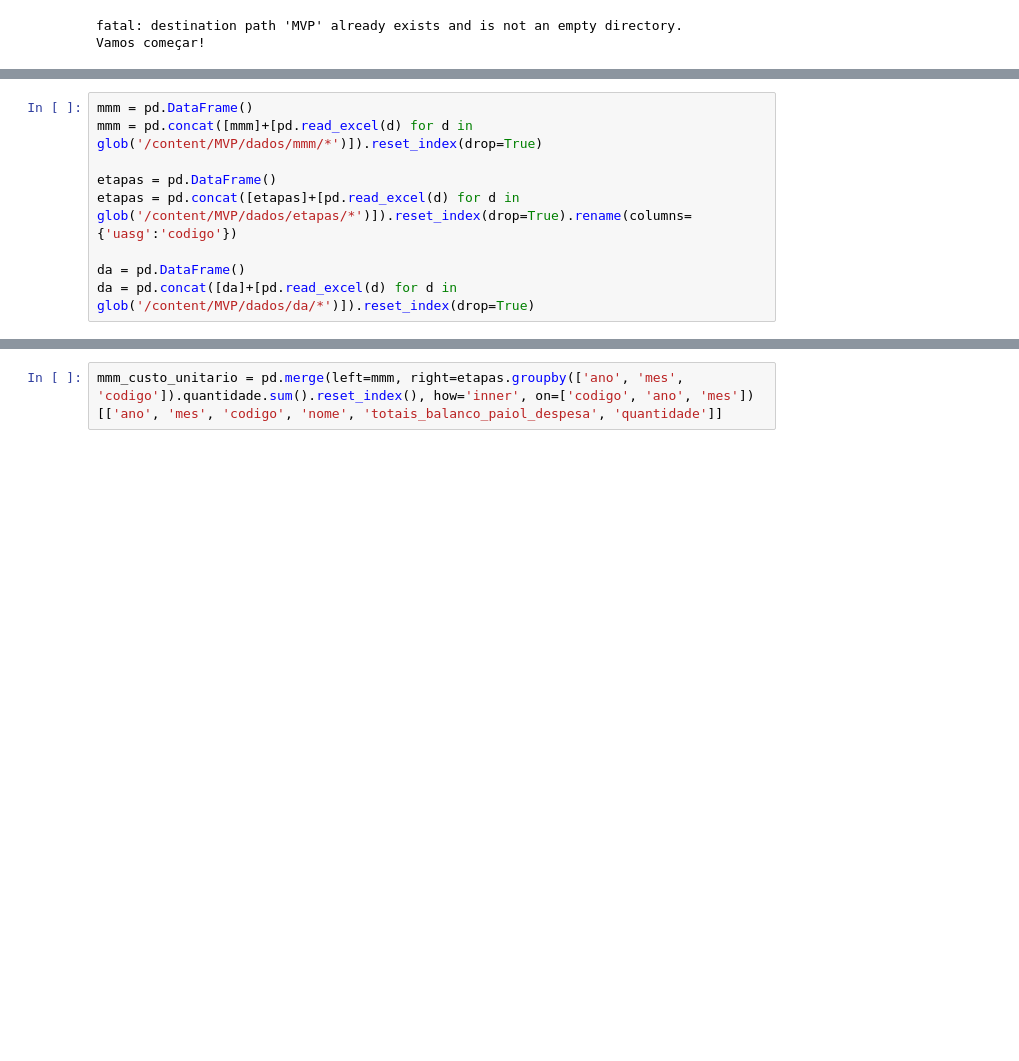
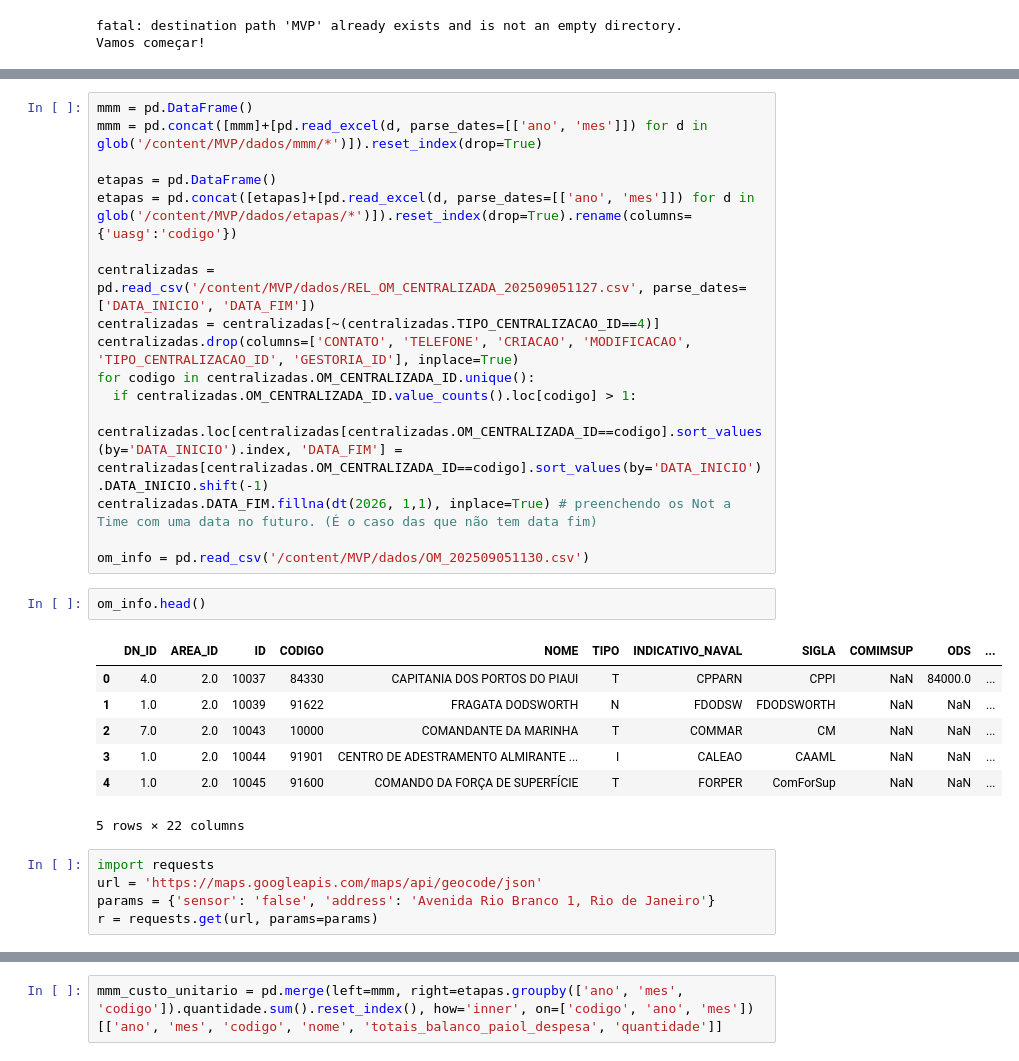
Before and after one commit to ffserro/MVP, a Jupyter notebook: mvp.ipynb, the cells around one changed output, grey strips where cells are left out. Drawn from its saved outputs; the diff is of its cells as text; blank space fills up the shorter version.

```diff
--- a/mvp.ipynb
+++ b/mvp.ipynb
@@ -65,10 +68,32 @@ from warnings import filterwarnings
 filterwarnings('ignore')
 # %%
 mmm = pd.DataFrame()
-mmm = pd.concat([mmm]+[pd.read_excel(d) for d in glob('/content/MVP/dados/mmm/*')]).reset_index(drop=True)
+mmm = pd.concat([mmm]+[pd.read_excel(d, parse_dates=[['ano', 'mes']]) for d in glob('/content/MVP/dados/mmm/*')]).reset_index(drop=True)
 
 etapas = pd.DataFrame()
-etapas = pd.concat([etapas]+[pd.read_excel(d) for d in glob('/content/MVP/dados/etapas/*')]).reset_index(drop=True).rename(columns={'uasg':'codigo'})
+etapas = pd.concat([etapas]+[pd.read_excel(d, parse_dates=[['ano', 'mes']]) for d in glob('/content/MVP/dados/etapas/*')]).reset_index(drop=True).rename(columns={'uasg':'codigo'})
 
-da = pd.DataFrame()
-da = pd.concat([da]+[pd.read_excel(d) for d in glob('/content/MVP/dados/da/*')]).reset_index(drop=True)
+centralizadas = pd.read_csv('/content/MVP/dados/REL_OM_CENTRALIZADA_202509051127.csv', parse_dates=['DATA_INICIO', 'DATA_FIM'])
+centralizadas = centralizadas[~(centralizadas.TIPO_CENTRALIZACAO_ID==4)]
+centralizadas.drop(columns=['CONTATO', 'TELEFONE', 'CRIACAO', 'MODIFICACAO', 'TIPO_CENTRALIZACAO_ID', 'GESTORIA_ID'], inplace=True)
+for codigo in centralizadas.OM_CENTRALIZADA_ID.unique():
+  if centralizadas.OM_CENTRALIZADA_ID.value_counts().loc[codigo] > 1:
+    centralizadas.loc[centralizadas[centralizadas.OM_CENTRALIZADA_ID==codigo].sort_values(by='DATA_INICIO').index, 'DATA_FIM'] = centralizadas[centralizadas.OM_CENTRALIZADA_ID==codigo].sort_values(by='DATA_INICIO').DATA_INICIO.shift(-1)
+centralizadas.DATA_FIM.fillna(dt(2026, 1,1), inplace=True) # preenchendo os Not a Time com uma data no futuro. (É o caso das que não tem data fim)
+
+om_info = pd.read_csv('/content/MVP/dados/OM_202509051130.csv')
+# %%
+om_info.head()
+# %% [output]
+|  | DN_ID | AREA_ID | ID | CODIGO | NOME | TIPO | INDICATIVO_NAVAL | SIGLA | COMIMSUP | ODS | ... |
+| 0 | 4.0 | 2.0 | 10037 | 84330 | CAPITANIA DOS PORTOS DO PIAUI | T | CPPARN | CPPI | NaN | 84000.0 | ... |
+| 1 | 1.0 | 2.0 | 10039 | 91622 | FRAGATA DODSWORTH | N | FDODSW | FDODSWORTH | NaN | NaN | ... |
+| 2 | 7.0 | 2.0 | 10043 | 10000 | COMANDANTE DA MARINHA | T | COMMAR | CM | NaN | NaN | ... |
+| 3 | 1.0 | 2.0 | 10044 | 91901 | CENTRO DE ADESTRAMENTO ALMIRANTE ... | I | CALEAO | CAAML | NaN | NaN | ... |
+| 4 | 1.0 | 2.0 | 10045 | 91600 | COMANDO DA FORÇA DE SUPERFÍCIE | T | FORPER | ComForSup | NaN | NaN | ... |
+5 rows × 22 columns
+# %%
+import requests
+url = 'https://maps.googleapis.com/maps/api/geocode/json'
+params = {'sensor': 'false', 'address': 'Avenida Rio Branco 1, Rio de Janeiro'}
+r = requests.get(url, params=params)
```
Also changed, not shown: parts of 28 cells of this notebook.
